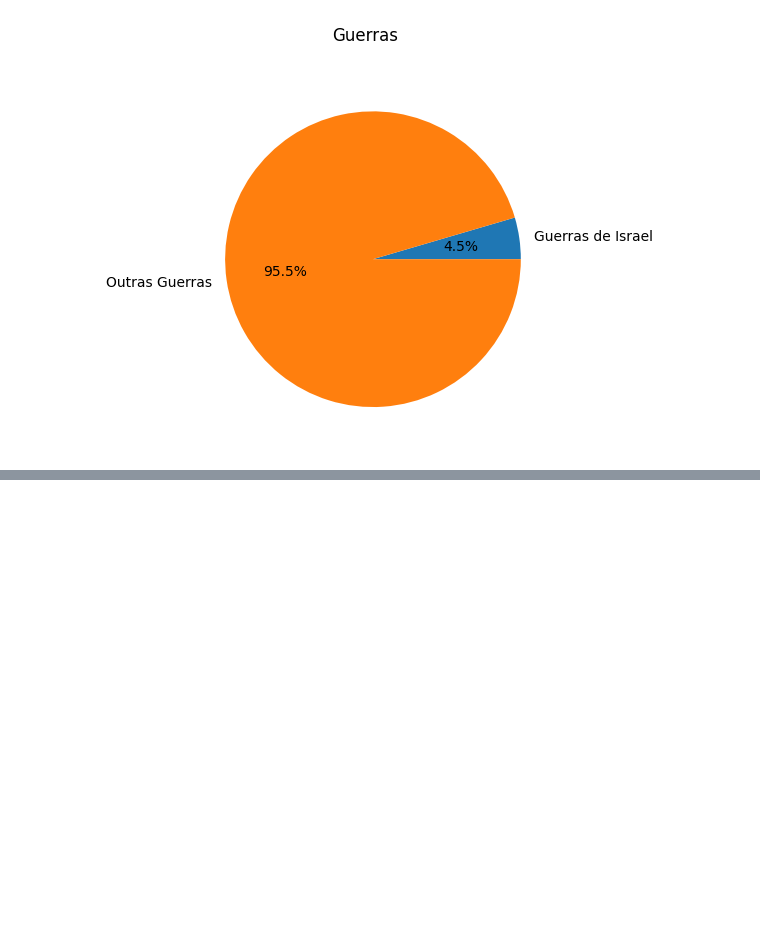
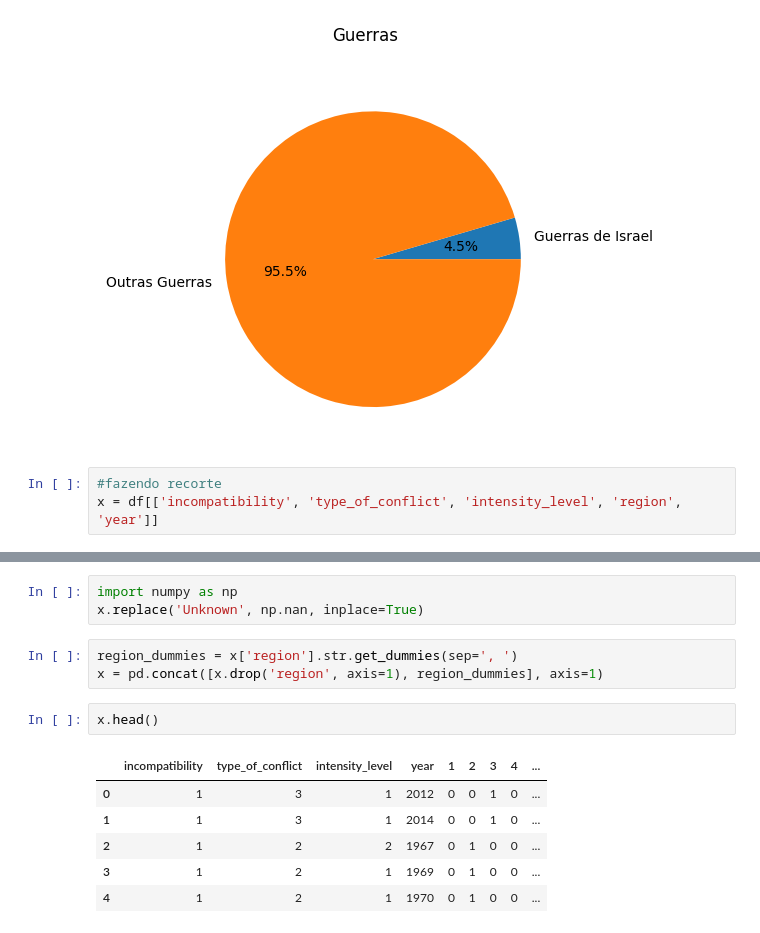
Before and after one commit to IuryFranca15/Conflitos_armados_database, a Jupyter notebook: conflitos.ipynb, the cells around one changed output, grey strips where cells are left out. Drawn from its saved outputs; the diff is of its cells as text; blank space fills up the shorter version.

```diff
--- a/conflitos.ipynb
+++ b/conflitos.ipynb
@@ -249,3 +249,6 @@ Outras guerras: 126
 Total de guerras: 132
 array([<Axes: >], dtype=object)
 [figure]
+# %%
+#fazendo recorte
+x = df[['incompatibility', 'type_of_conflict', 'intensity_level', 'region', 'year']]
@@ -251,0 +264,15 @@ array([<Axes: >], dtype=object)
+# %%
+import numpy as np
+x.replace('Unknown', np.nan, inplace=True)
+# %%
+region_dummies = x['region'].str.get_dummies(sep=', ')
+x = pd.concat([x.drop('region', axis=1), region_dummies], axis=1)
+# %%
+x.head()
+# %% [output]
+|  | incompatibility | type_of_conflict | intensity_level | year | 1 | 2 | 3 | 4 | ... |
+| 0 | 1 | 3 | 1 | 2012 | 0 | 0 | 1 | 0 | ... |
+| 1 | 1 | 3 | 1 | 2014 | 0 | 0 | 1 | 0 | ... |
+| 2 | 1 | 2 | 2 | 1967 | 0 | 1 | 0 | 0 | ... |
+| 3 | 1 | 2 | 1 | 1969 | 0 | 1 | 0 | 0 | ... |
+| 4 | 1 | 2 | 1 | 1970 | 0 | 1 | 0 | 0 | ... |
```
Also changed, not shown: parts of 8 cells of this notebook.
